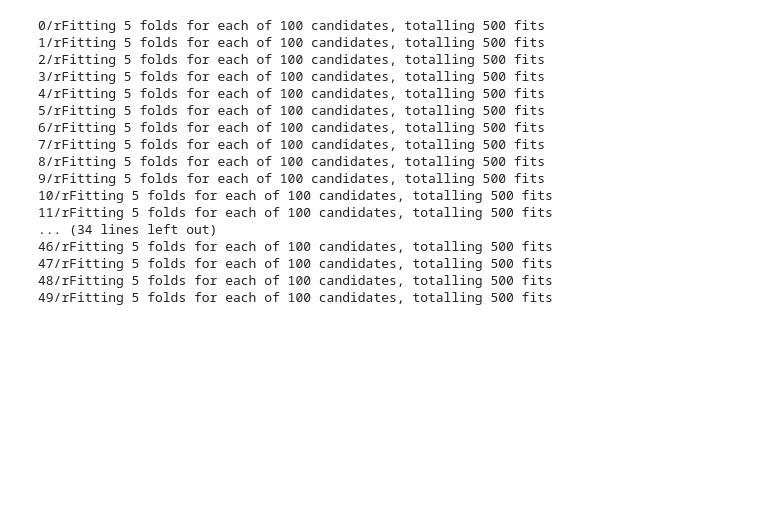
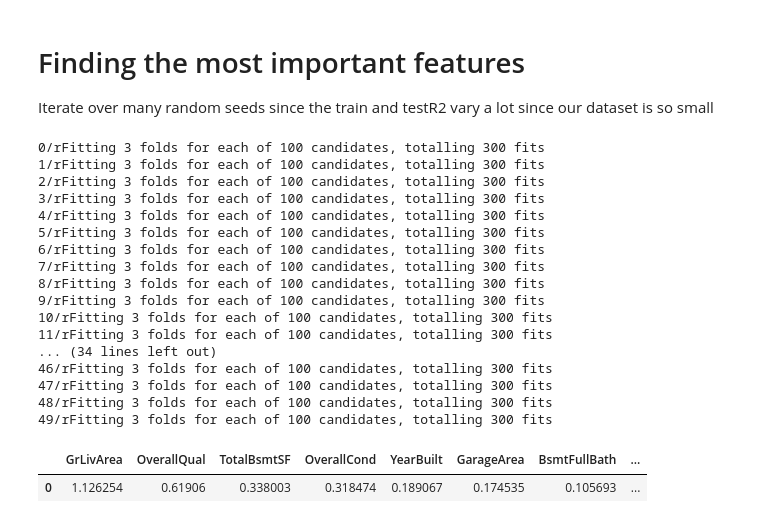
Before and after one commit to nickelworks/machine-learning-housing-project, a Jupyter notebook: charles/modeling/small_model.ipynb, the cells around one changed output. Cells and saved outputs as stored; diff of their text form; code cells hidden in the pictures; blank space fills up the shorter version.

```diff
--- a/charles/modeling/small_model.ipynb
+++ b/charles/modeling/small_model.ipynb
@@ -35,14 +32,18 @@ dummy = pd.get_dummies(data, drop_first = True)
+# %% [markdown]
+# Finding the most important features
+Iterate over many random seeds since the train and testR2 vary a lot since our dataset is so small
 # %%
 from collections import defaultdict
 num_iters = 50
 
 params = {'alpha' : np.linspace(1e-5,1e-3,100)}
 lasso = Lasso(max_iter = 200000)
-gs = GridSearchCV(lasso,param_grid=params, verbose = 3, cv = 5, n_jobs = -1)
+gs = GridSearchCV(lasso,param_grid=params, verbose = 3, cv = 3, n_jobs = -1)
 
-d = defaultdict(int)
+d = defaultdict(list)
 trainR2 = []
 testR2 = []
+best_params = []
 
 for i in range(num_iters):
     print(i, end = '/r')
@@ -57,6 +58,7 @@ for i in range(num_iters):
     best_estimator = gs.best_estimator_
     trainR2.append(best_estimator.score(X_train, y_train))
     testR2.append(best_estimator.score(X_test,y_test))
+    best_params.append(gs.best_params_)
 
 
     important_features = pd.Series(best_estimator.coef_,
@@ -64,22 +66,27 @@ for i in range(num_iters):
 
 
     for i, e in enumerate(important_features.index):
-        d[e] += i
+        d[e].append(i)
 # %% [output]
-0/rFitting 5 folds for each of 100 candidates, totalling 500 fits
-1/rFitting 5 folds for each of 100 candidates, totalling 500 fits
-2/rFitting 5 folds for each of 100 candidates, totalling 500 fits
-3/rFitting 5 folds for each of 100 candidates, totalling 500 fits
-4/rFitting 5 folds for each of 100 candidates, totalling 500 fits
-5/rFitting 5 folds for each of 100 candidates, totalling 500 fits
-6/rFitting 5 folds for each of 100 candidates, totalling 500 fits
-7/rFitting 5 folds for each of 100 candidates, totalling 500 fits
-8/rFitting 5 folds for each of 100 candidates, totalling 500 fits
-9/rFitting 5 folds for each of 100 candidates, totalling 500 fits
-10/rFitting 5 folds for each of 100 candidates, totalling 500 fits
-11/rFitting 5 folds for each of 100 candidates, totalling 500 fits
+0/rFitting 3 folds for each of 100 candidates, totalling 300 fits
+1/rFitting 3 folds for each of 100 candidates, totalling 300 fits
+2/rFitting 3 folds for each of 100 candidates, totalling 300 fits
+3/rFitting 3 folds for each of 100 candidates, totalling 300 fits
+4/rFitting 3 folds for each of 100 candidates, totalling 300 fits
+5/rFitting 3 folds for each of 100 candidates, totalling 300 fits
+6/rFitting 3 folds for each of 100 candidates, totalling 300 fits
+7/rFitting 3 folds for each of 100 candidates, totalling 300 fits
+8/rFitting 3 folds for each of 100 candidates, totalling 300 fits
+9/rFitting 3 folds for each of 100 candidates, totalling 300 fits
+10/rFitting 3 folds for each of 100 candidates, totalling 300 fits
+11/rFitting 3 folds for each of 100 candidates, totalling 300 fits
 ... (34 lines left out)
-46/rFitting 5 folds for each of 100 candidates, totalling 500 fits
-47/rFitting 5 folds for each of 100 candidates, totalling 500 fits
-48/rFitting 5 folds for each of 100 candidates, totalling 500 fits
-49/rFitting 5 folds for each of 100 candidates, totalling 500 fits
+46/rFitting 3 folds for each of 100 candidates, totalling 300 fits
+47/rFitting 3 folds for each of 100 candidates, totalling 300 fits
+48/rFitting 3 folds for each of 100 candidates, totalling 300 fits
+49/rFitting 3 folds for each of 100 candidates, totalling 300 fits
+# %%
+important_features.to_frame().T
+# %% [output]
+|  | GrLivArea | OverallQual | TotalBsmtSF | OverallCond | YearBuilt | GarageArea | BsmtFullBath | ... |
+| 0 | 1.126254 | 0.61906 | 0.338003 | 0.318474 | 0.189067 | 0.174535 | 0.105693 | ... |
```
Also changed, not shown: parts of 35 cells of this notebook, 42 other files.
